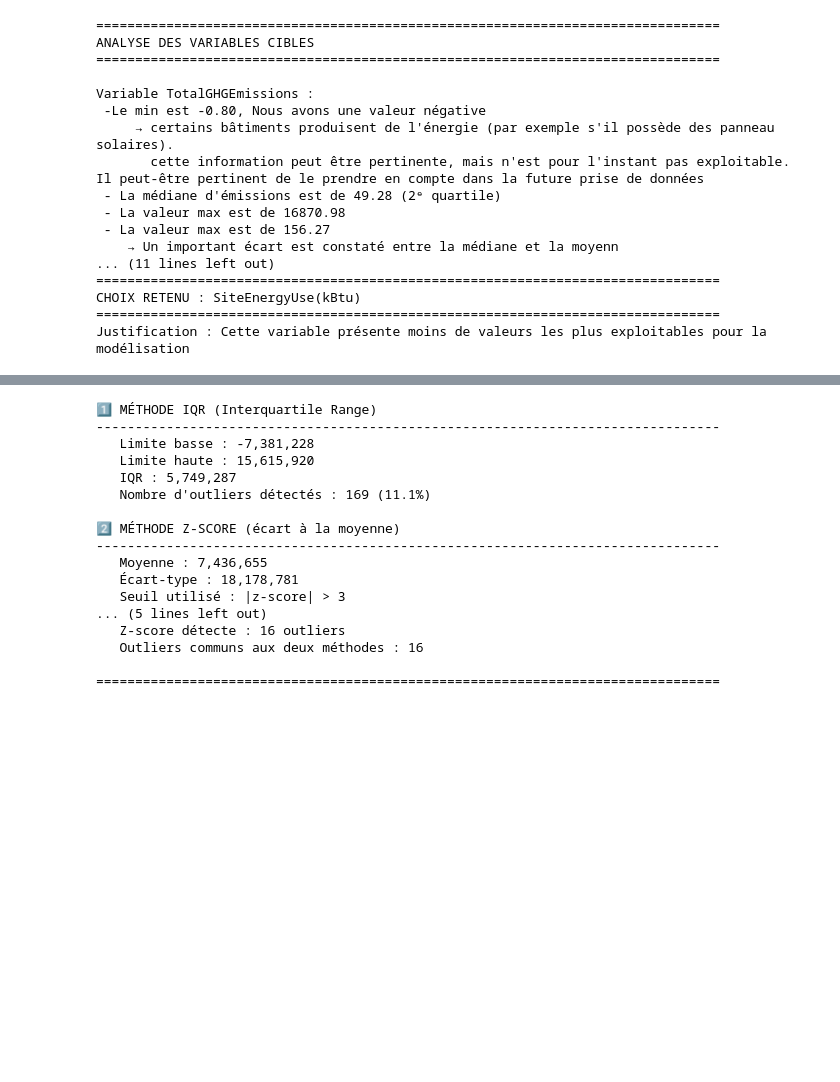
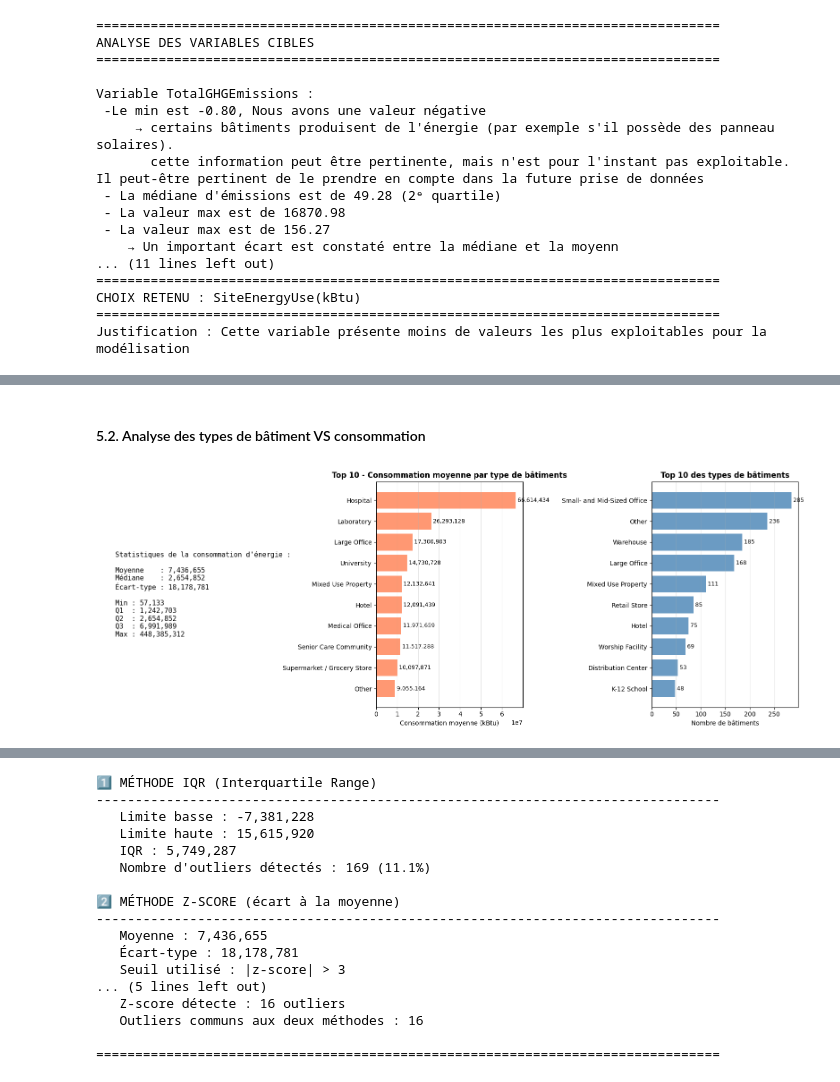
Before and after one commit to vler0ux/seattle, a Jupyter notebook: Leroux-veronique-analyse-exploratoire.ipynb, the cells around one changed output, grey strips where cells are left out. Drawn from its saved outputs; the diff is of its cells as text; code cells hidden in the pictures; blank space fills up the shorter version.

```diff
--- a/Leroux-veronique-analyse-exploratoire.ipynb
+++ b/Leroux-veronique-analyse-exploratoire.ipynb
@@ -482 +454,59 @@ plt.show()
+# %% [markdown]
+#### 5.2. Analyse des types de bâtiment VS consommation
+# %%
+# Graphique 1 : Statistiques
+fig, axes = plt.subplots(1, 3, figsize=(16, 6))
+stats_text = f"""
+Statistiques de la consommation d'énergie :
+
+Moyenne    : {df['SiteEnergyUse(kBtu)'].mean():,.0f}
+Médiane    : {df['SiteEnergyUse(kBtu)'].median():,.0f}
+Écart-type : {df['SiteEnergyUse(kBtu)'].std():,.0f}
+
+Min : {df['SiteEnergyUse(kBtu)'].min():,.0f}
+Q1  : {df['SiteEnergyUse(kBtu)'].quantile(0.25):,.0f}
+Q2  : {df['SiteEnergyUse(kBtu)'].quantile(0.50):,.0f}
+Q3  : {df['SiteEnergyUse(kBtu)'].quantile(0.75):,.0f}
+Max : {df['SiteEnergyUse(kBtu)'].max():,.0f}
+"""
+axes[0].text(0.1, 0.5, stats_text, fontsize=11, family='monospace', verticalalignment='center')
+axes[0].axis('off')
+
+def create_top10_barh(ax, data, color, xlabel, title):
+    ax.barh(range(len(data)), data.values, color=color, alpha=0.8)
+    ax.set_yticks(range(len(data)))
+    ax.set_yticklabels(data.index)
+    ax.set_xlabel(xlabel)
+    ax.set_title(title, fontsize=12, fontweight='bold')
+    ax.invert_yaxis()  # Pour avoir le plus grand en haut
+    ax.grid(axis='x', alpha=0.3)
+
+    # Ajouter les valeurs sur les barres
+    for i, v in enumerate(data.values):
+        ax.text(v, i, f' {v:,.0f}', va='center', fontsize=9)
+
+# Graphique 1 : Consommation moyenne
+mean_consumption = df.groupby('PrimaryPropertyType')['SiteEnergyUse(kBtu)'].mean().sort_values(ascending=False).head(10)
+create_top10_barh(
+    axes[1],
+    mean_consumption,
+    'coral',
+    'Consommation moyenne (kBtu)',
+    'Top 10 - Consommation moyenne par type de bâtiments'
+)
+
+# Graphique 2 : Nombre de bâtiments
+type_counts = df['PrimaryPropertyType'].value_counts().head(10)
+create_top10_barh(
+    axes[2],
+    type_counts,
+    'steelblue',
+    'Nombre de bâtiments',
+    'Top 10 des types de bâtiments'
+)
+
+plt.tight_layout()
+plt.show()
+# %% [output]
+[figure, added]
 # %% [markdown]
```
Also changed, not shown: parts of 26 cells of this notebook.
